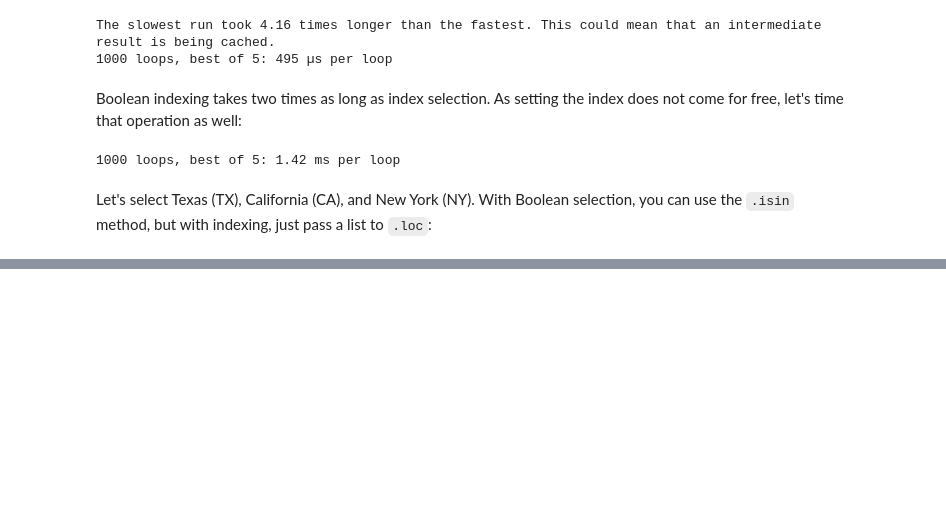
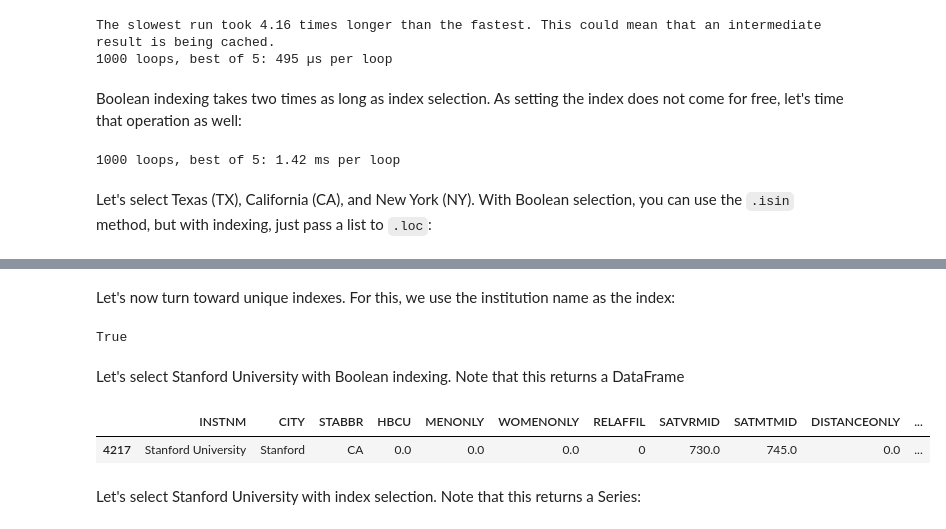
Before and after one commit to dajebbar/python-pract, a Jupyter notebook: work/data_analysis/pandas_cookbook_1.x/ch07/c7_code.ipynb, the cells around one changed output, grey strips where cells are left out. Saved outputs shown, nothing was run; the diff lists cells and outputs as text; code cells hidden in the pictures; blank space fills up the shorter version.

```diff
--- a/work/data_analysis/pandas_cookbook_1.x/ch07/c7_code.ipynb
+++ b/work/data_analysis/pandas_cookbook_1.x/ch07/c7_code.ipynb
@@ -390,0 +413,18 @@ college2.loc[states].head(2)
+# %% [markdown]
+ Let's now turn toward unique indexes. For this, we use the institution name
+as the index:
+# %%
+college_unique = college.set_index('INSTNM')
+college_unique.index.is_unique
+# %% [output]
+True
+# %% [markdown]
+Let's select Stanford University with Boolean indexing. Note that this returns a
+DataFrame
+# %%
+college[college.INSTNM == 'Stanford University']
+# %% [output]
+|  | INSTNM | CITY | STABBR | HBCU | MENONLY | WOMENONLY | RELAFFIL | SATVRMID | SATMTMID | DISTANCEONLY | ... |
+| 4217 | Stanford University | Stanford | CA | 0.0 | 0.0 | 0.0 | 0 | 730.0 | 745.0 | 0.0 | ... |
+# %% [markdown]
+Let's select Stanford University with index selection. Note that this returns a Series:
```
Also changed, not shown: parts of 16 cells of this notebook.
